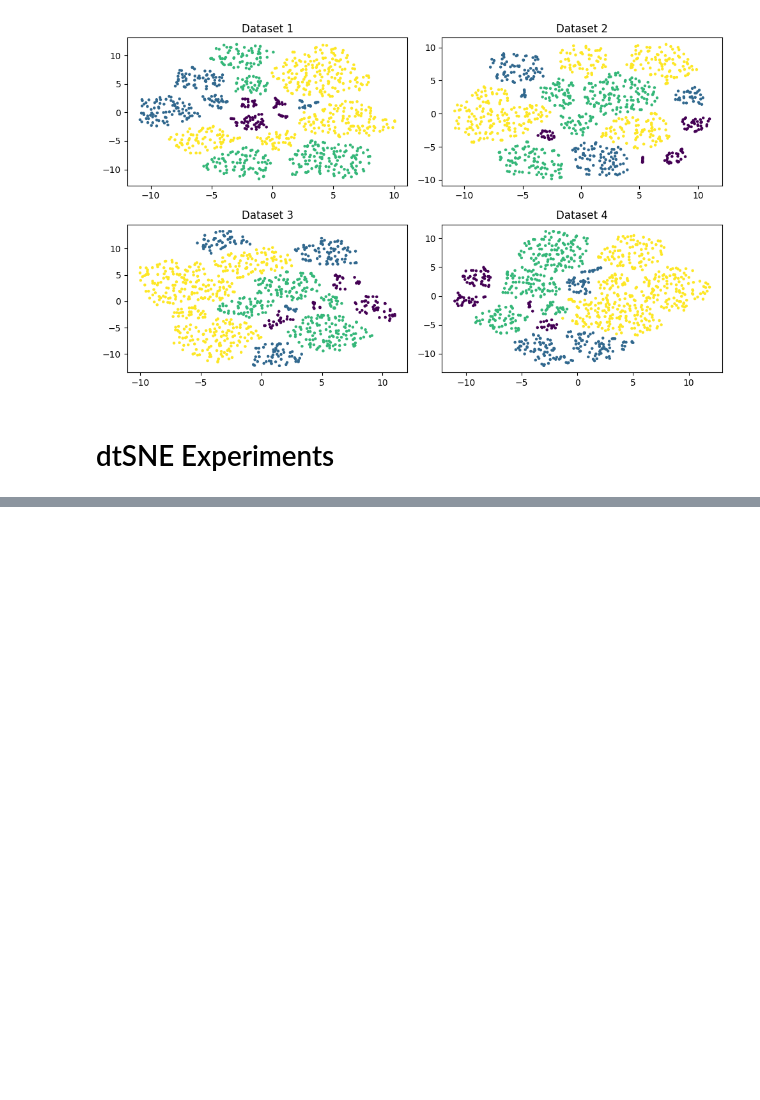
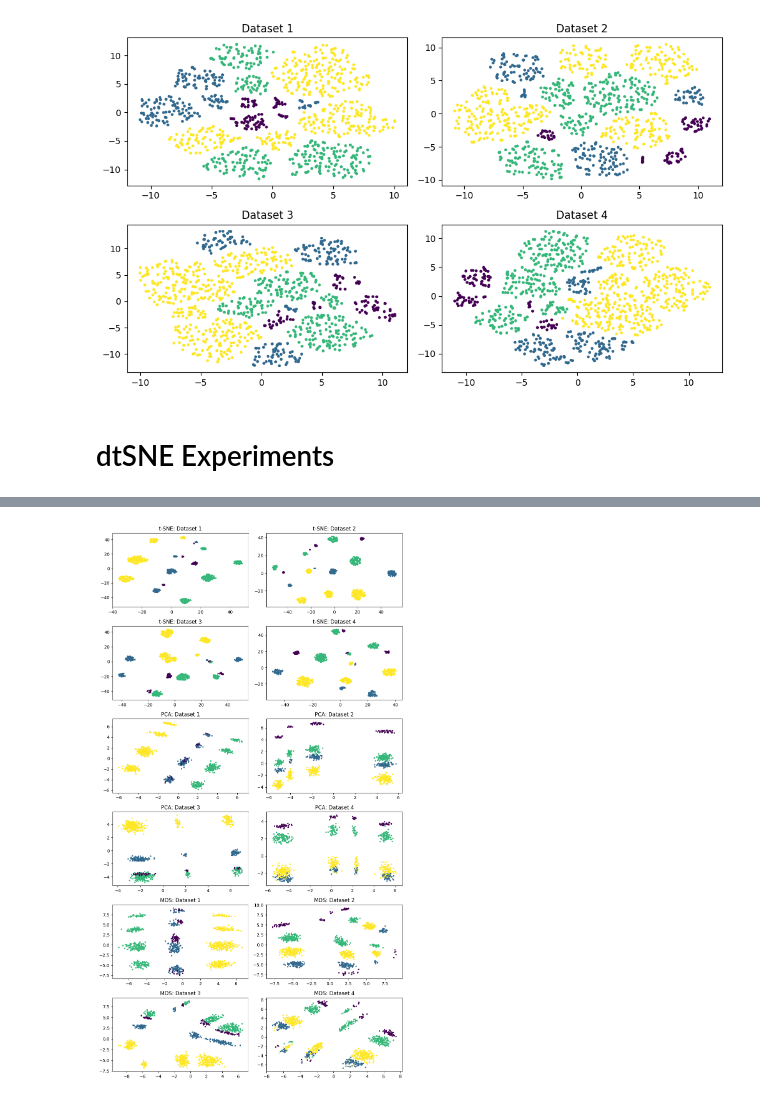
Before and after one commit to Recap-Minutes-of-Meetings/tsne, a Jupyter notebook: experiments.ipynb, the cells around one changed output, grey strips where cells are left out. Saved outputs shown, nothing was run; the diff lists cells and outputs as text; code cells hidden in the pictures; blank space fills up the shorter version.

```diff
--- a/experiments.ipynb
+++ b/experiments.ipynb
@@ -102,0 +106,36 @@ TypeError: DTSNE.__init__() got an unexpected keyword argument 'negative_gradien
+# %%
+def run_experiment(X):
+    # t-SNE
+    tsne = TSNE(n_components=2, random_state=42)
+    tsne_embedding = tsne.fit_transform(X)
+
+    # PCA
+    pca = PCA(n_components=2)
+    pca_embedding = pca.fit_transform(X)
+
+    # MDS
+    mds = MDS(n_components=2, random_state=42)
+    mds_embedding = mds.fit_transform(X)
+
+    embeddings = {
+        't-SNE': tsne_embedding,
+        'PCA': pca_embedding,
+        'MDS': mds_embedding,
+    }
+
+    return embeddings
+# %%
+fig, axs = plt.subplots(2 * 3, 2, figsize=(10, 18))
+for i, (X, y) in enumerate([(X_1, y_1), (X_2, y_2), (X_3, y_3), (X_4, y_4)]):
+    embeddings = run_experiment(X)
+    for j, keyval in enumerate(embeddings.items()):
+        key, val = keyval
+        row = i // 2 + j * 2
+        col = i % 2
+        axs[row, col].scatter(val[:, 0], val[:, 1], c=y, s=5)
+        axs[row, col].set_title(f"{key}: Dataset {i+1}")
+
+plt.tight_layout()
+plt.show()
+# %% [output]
+[figure, added]
```
Also changed, not shown: parts of 5 cells of this notebook, 1 other file.
